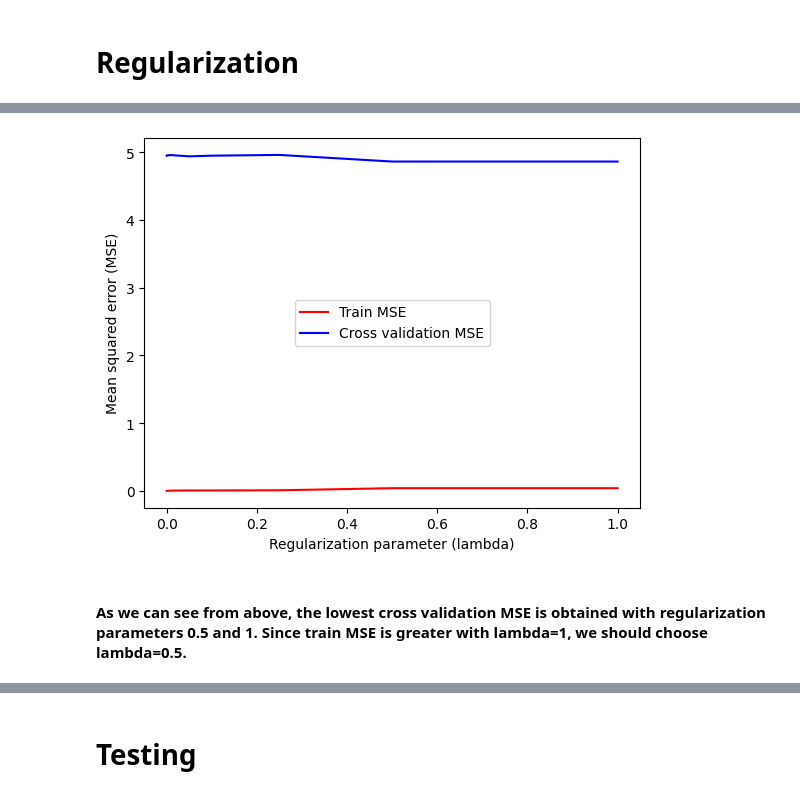
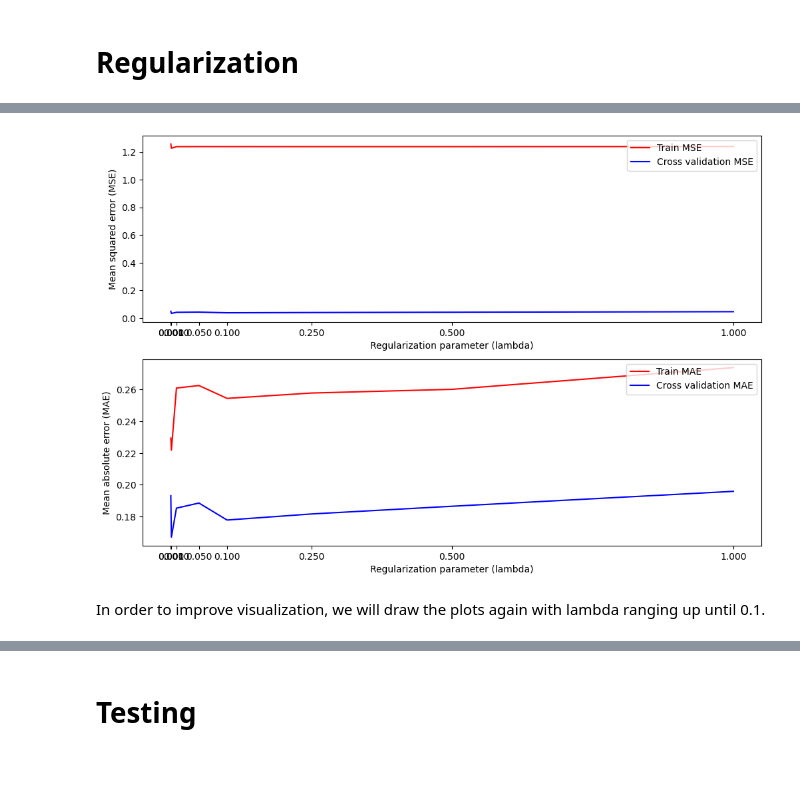
Before and after one commit to B-Akcan/Car-Price-Prediction, a Jupyter notebook: car_price_prediction.ipynb, the cells around one changed output, grey strips where cells are left out. Saved outputs shown, nothing was run; the diff lists cells and outputs as text; code cells hidden in the pictures; blank space fills up the shorter version.

```diff
--- a/car_price_prediction.ipynb
+++ b/car_price_prediction.ipynb
@@ -58,3 +92,10 @@ X_cv, X_test, y_cv, y_test = train_test_split(X_temp, y_temp, train_size=0.5)
+# %%
+# Concatenate scaled numerical data with one-hot encoded categorical data
+X = np.concatenate([X, ohe_data], axis=1)
+# %%
+# Generating the dataset
+X_train, X_temp, y_train, y_temp = train_test_split(X, y, train_size=0.8)
+X_cv, X_test, y_cv, y_test = train_test_split(X_temp, y_temp, train_size=0.5)
 # %% [markdown]
 # Principal Component Analysis
 # %%
@@ -180,0 +179,18 @@ plt.show()
+# %%
+model = tf.keras.Sequential([
+    tf.keras.layers.Input(shape=num_features),
+    tf.keras.layers.Dense(256, activation="relu"),
+    tf.keras.layers.Dense(128, activation="relu"),
+    tf.keras.layers.Dense(64, activation="relu"),
+    tf.keras.layers.Dense(32, activation="relu"),
+    tf.keras.layers.Dense(16, activation="relu"),
+    tf.keras.layers.Dense(8, activation="relu"),
+    tf.keras.layers.Dense(1, activation="linear")
+])
+
+model.compile(loss=tf.keras.losses.MeanSquaredError(),
+              optimizer=tf.keras.optimizers.Adam(0.01),
+              metrics=["mean_squared_error", "mean_absolute_error"])
+
+epochs = 100
+history = model.fit(X_train, y_train, validation_data=(X_cv, y_cv), epochs=epochs)
@@ -224,12 +283,19 @@ Epoch 100/100
 # %%
-fig, ax = plt.subplots()
-ax.plot(lambdas, train_mse, color="red", label="Train MSE")
-ax.plot(lambdas, cv_mse, color="blue", label="Cross validation MSE")
-ax.legend(loc="center")
-plt.xlabel("Regularization parameter (lambda)")
-plt.ylabel("Mean squared error (MSE)")
+figs, axs = plt.subplots(2,1, figsize=(12,8))
+axs[0].plot(lambdas, train_mse, color="red", label="Train MSE")
+axs[0].plot(lambdas, cv_mse, color="blue", label="Cross validation MSE")
+axs[0].set_xticks(lambdas)
+axs[0].legend(loc="upper right")
+axs[0].set_xlabel("Regularization parameter (lambda)")
+axs[0].set_ylabel("Mean squared error (MSE)")
+axs[1].plot(lambdas, train_mae, color="red", label="Train MAE")
+axs[1].plot(lambdas, cv_mae, color="blue", label="Cross validation MAE")
+axs[1].set_xticks(lambdas)
+axs[1].legend(loc="upper right")
+axs[1].set_xlabel("Regularization parameter (lambda)")
+axs[1].set_ylabel("Mean absolute error (MAE)")
 plt.show()
 # %% [output]
-[figure, old version]
+[figure, new version]
 # %% [markdown]
-#### As we can see from above, the lowest cross validation MSE is obtained with regularization parameters 0.5 and 1. Since train MSE is greater with lambda=1, we should choose lambda=0.5.
+In order to improve visualization, we will draw the plots again with lambda ranging up until 0.1.
```
Also changed, not shown: parts of 32 cells of this notebook.
